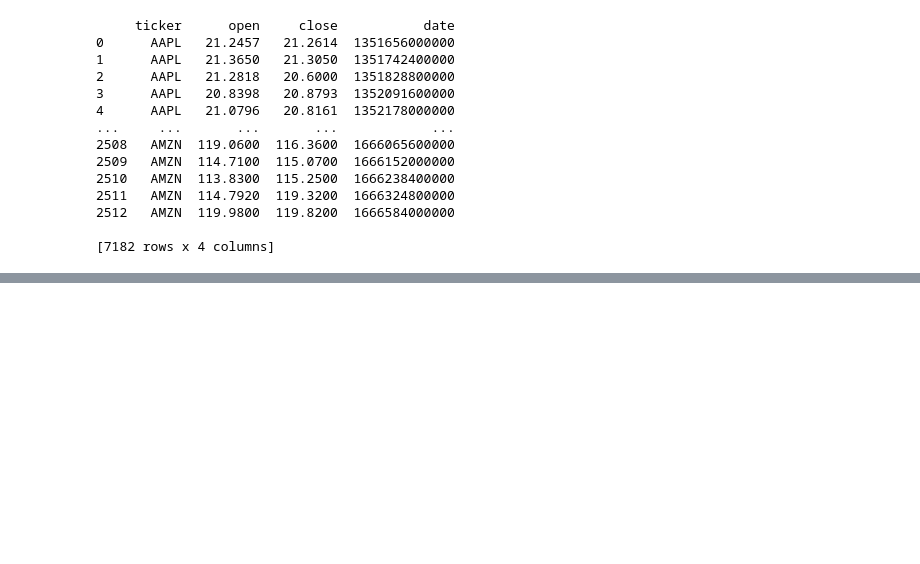
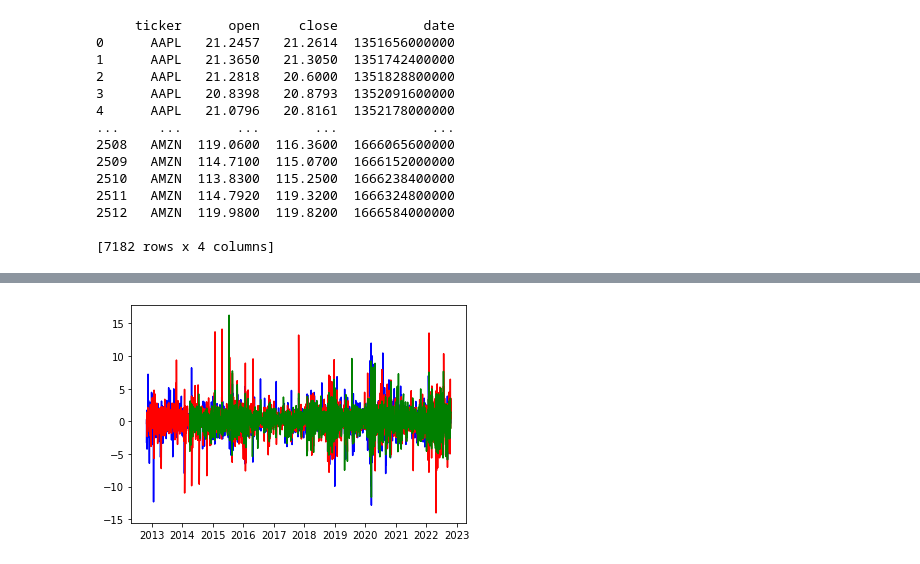
Before and after one commit to lyndsaywylie/Project-1, a Jupyter notebook: lyns.ipynb, the cells around one changed output, grey strips where cells are left out. Cells and saved outputs as stored; diff of their text form; code cells hidden in the pictures; blank space fills up the shorter version.

```diff
--- a/lyns.ipynb
+++ b/lyns.ipynb
@@ -41,0 +60,7 @@ print(dummy)
+# %%
+#Convert unix to datetime & remove hours/miuntes
+dummy['date'] = pd.to_datetime(dummy['date'],unit='ms')
+
+dummy["date"] = pd.to_datetime(dummy["date"]).dt.date
+
+dummy
@@ -41,0 +145,15 @@ print(dummy)
+# %%
+#merge tables % change
+merge_pctchange = aapl_daily2.merge(amzn_daily2, on='date', how='left')
+merge_pctchange = merge_pctchange.merge(googl_daily2, on="date", how="left")
+#merge_pctchange.head()
+
+#merge tables prices
+merge_prices = aapl_prices.merge(amzn_prices, on='date', how='left')
+merge_prices = merge_prices.merge(googl_prices, on="date", how="left")
+merge_prices
+
+#merge tables $change
+merge_bch = aapl_bch.merge(amzn_bch, on='date', how='left')
+merge_bch = merge_bch.merge(googl_bch, on="date", how="left")
+merge_bch.head()
@@ -41,0 +167,7 @@ print(dummy)
+# %%
+aapl_plot, = plt.plot(merge_pctchange["date"], merge_pctchange["AAPL"], color="blue", label="AAPL" )
+amzn, = plt.plot(merge_pctchange["date"], merge_pctchange["AMZN"], color="red", label="AMZN" )
+googl, = plt.plot(merge_pctchange["date"], merge_pctchange["GOOGL"], color="green", label="GOOGL" )
+plt.show()
+# %% [output]
+[figure, added]
```
Also changed, not shown: parts of 12 cells of this notebook.
